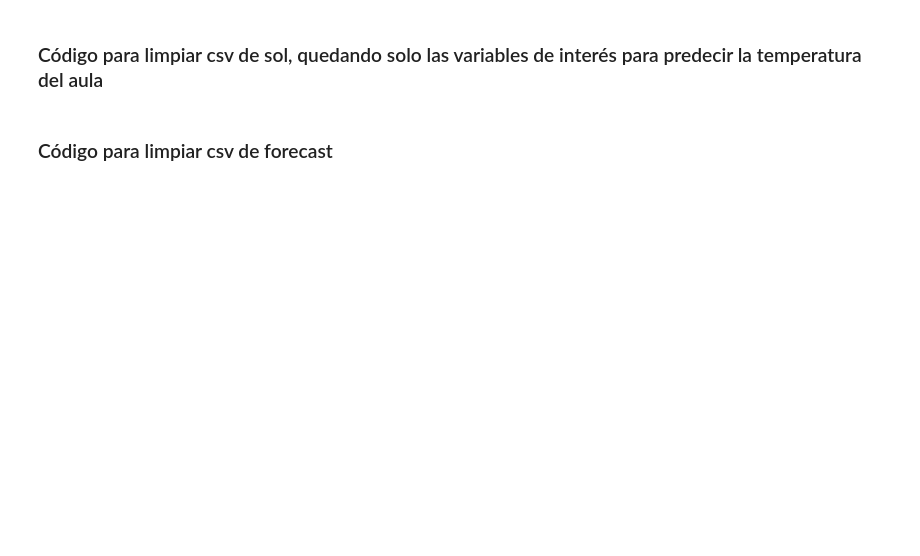
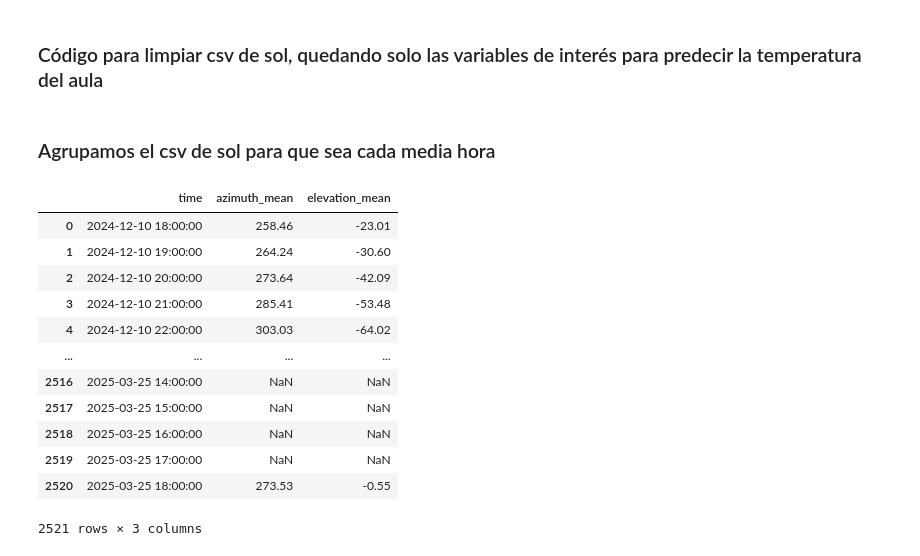
Before and after one commit to JHYouness/Mislata_proyecto, a Jupyter notebook: notebooks/limpieza_silver.ipynb, the cells around one changed output. Cells and saved outputs as stored; diff of their text form; code cells hidden in the pictures; blank space fills up the shorter version.

```diff
--- a/notebooks/limpieza_silver.ipynb
+++ b/notebooks/limpieza_silver.ipynb
@@ -23,10 +38,49 @@ sensores_temperatura.to_csv('Sensores_temperatura_clase.csv', index=False)
 # %% [markdown]
 ### Código para limpiar csv de sol, quedando solo las variables de interés para predecir la temperatura del aula
 # %%
-df = pd.read_csv('CSV_datos_Sol_limpio.csv')
+df_sol_sin_agrupar = pd.read_csv('CSV_datos_Sol_limpio.csv', parse_dates=['time'])
 
-df = df[["time", "azimuth", "elevation"]]
+df_sol_sin_agrupar = df_sol_sin_agrupar[["time", "azimuth", "elevation"]]
 
-df.to_csv('Datos_sol_variables_importantes.csv', index=False)
+df_sol_sin_agrupar.to_csv('Datos_sol_variables_importantes.csv', index=False)
-# %% [markdown]
-### Código para limpiar csv de forecast
+# %% [markdown]
+### Agrupamos el csv de sol para que sea cada media hora
+# %%
+# Intentar convertir la columna 'time' asegurando compatibilidad con formatos variables
+df_sol_sin_agrupar['time'] = pd.to_datetime(df_sol_sin_agrupar['time'], format='ISO8601', errors='coerce')
+
+# Remover la zona horaria si existe
+df_sol_sin_agrupar['time'] = df_sol_sin_agrupar['time'].dt.tz_localize(None)
+
+# Convertir las columnas a numérico, ignorando errores
+df_sol_sin_agrupar['azimuth'] = pd.to_numeric(df_sol_sin_agrupar['azimuth'], errors='coerce')
+df_sol_sin_agrupar['elevation'] = pd.to_numeric(df_sol_sin_agrupar['elevation'], errors='coerce')
+
+# Agrupar por intervalos de 30 minutos y calcular la media de 'azimuth' y 'elevation'
+df_sol_agrupado = df_sol_sin_agrupar.groupby(pd.Grouper(key='time', freq='60T')).agg(
+    azimuth_mean=('azimuth', 'mean'),
+    elevation_mean=('elevation', 'mean')
+).reset_index()
+
+# Redondear 'valor_medio' a 2 decimales
+df_sol_agrupado['azimuth_mean'] = df_sol_agrupado['azimuth_mean'].round(2)
+df_sol_agrupado['elevation_mean'] = df_sol_agrupado['elevation_mean'].round(2)
+
+
+
+df_sol_agrupado.to_csv("./datos_definitivos_sol_agrupados.csv", index=False)
+df_sol_agrupado
+# %% [output]
+|  | time | azimuth_mean | elevation_mean |
+| 0 | 2024-12-10 18:00:00 | 258.46 | -23.01 |
+| 1 | 2024-12-10 19:00:00 | 264.24 | -30.60 |
+| 2 | 2024-12-10 20:00:00 | 273.64 | -42.09 |
+| 3 | 2024-12-10 21:00:00 | 285.41 | -53.48 |
+| 4 | 2024-12-10 22:00:00 | 303.03 | -64.02 |
+| ... | ... | ... | ... |
+| 2516 | 2025-03-25 14:00:00 | NaN | NaN |
+| 2517 | 2025-03-25 15:00:00 | NaN | NaN |
+| 2518 | 2025-03-25 16:00:00 | NaN | NaN |
+| 2519 | 2025-03-25 17:00:00 | NaN | NaN |
+| 2520 | 2025-03-25 18:00:00 | 273.53 | -0.55 |
+2521 rows × 3 columns
```
Also changed, not shown: parts of 18 cells of this notebook.
